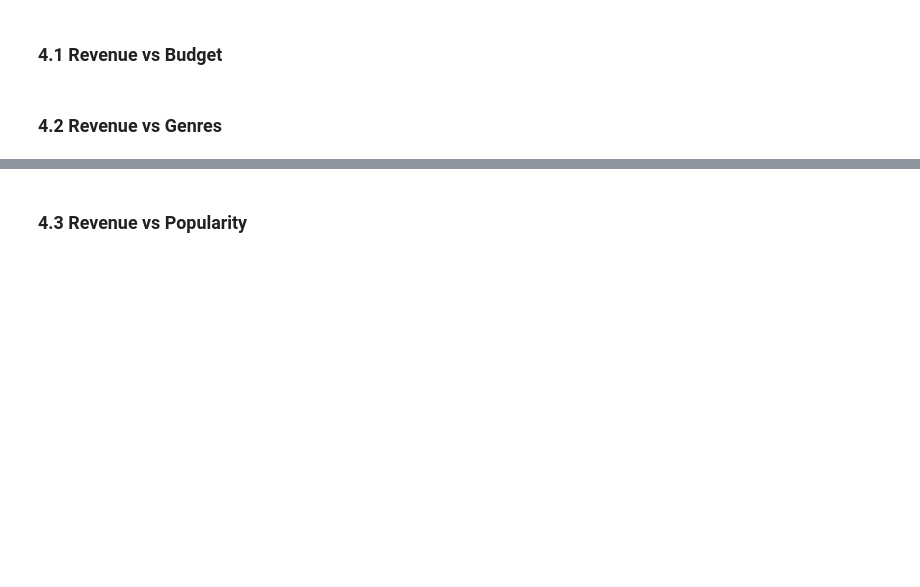
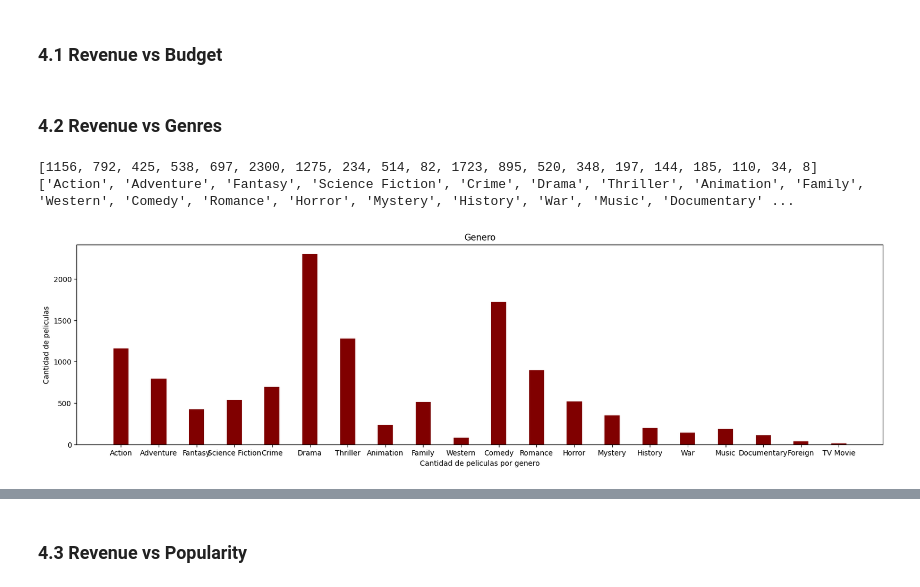
Before and after one commit to AleGallart/SATPython, a Jupyter notebook: Notebook.ipynb, the cells around one changed output, grey strips where cells are left out. Saved outputs shown, nothing was run; the diff lists cells and outputs as text; code cells hidden in the pictures; blank space fills up the shorter version.

```diff
--- a/Notebook.ipynb
+++ b/Notebook.ipynb
@@ -95,8 +95,10 @@ dataClean = data
 dataClean['homepage'].fillna('null',inplace= True) #ambos son strings no pasa nada si no tienen este campo
 dataClean['tagline'].fillna('null',inplace= True)
 dataClean['overview'].fillna('null',inplace= True)
-#elimino las filas de los que tienen nulos y no son significativos, en este caso 2 filas de release_date y 1 de runtime
-dataClean.dropna(inplace= True)
+dataClean['runtime'].fillna(0,inplace= True)
+dataClean['release_date'].fillna( '2009-12-10',inplace= True)
+#elimino las filas de los que tienen nulos y no son significativos, en este caso 2 filas de release_date y 1 de runtime NOOOO HACES TREMENDO QUILOMBO CON LOS INDICES
+#dataClean.dropna(inplace= True)
 print(dataClean.isnull().sum())
 # %% [output]
 budget                  0
@@ -224,3 +343,17 @@ El plan es ver que variables influyen en el revenue
 ### 4.1 Revenue vs Budget
 # %% [markdown]
 ### 4.2 Revenue vs Genres
+# %%
+print(yMatriz(packMatriz(dataClean['genres'], 'name')))
+print(xMatriz(packMatriz(dataClean['genres'], 'name')))
+fig = plt.figure(figsize = (20, 5))
+plt.bar(xMatriz(packMatriz(dataClean['genres'], 'name')), yMatriz(packMatriz(dataClean['genres'], 'name')), color ='maroon',
+        width = 0.4)
+plt.xlabel("Cantidad de peliculas por genero")
+plt.ylabel("Cantidad de peliculas")
+plt.title("Genero")
+plt.show()
+# %% [output]
+[1156, 792, 425, 538, 697, 2300, 1275, 234, 514, 82, 1723, 895, 520, 348, 197, 144, 185, 110, 34, 8]
+['Action', 'Adventure', 'Fantasy', 'Science Fiction', 'Crime', 'Drama', 'Thriller', 'Animation', 'Family', 'Western', 'Comedy', 'Romance', 'Horror', 'Mystery', 'History', 'War', 'Music', 'Documentary' ...
+[figure, added]
```
Also changed, not shown: parts of 13 cells of this notebook.
